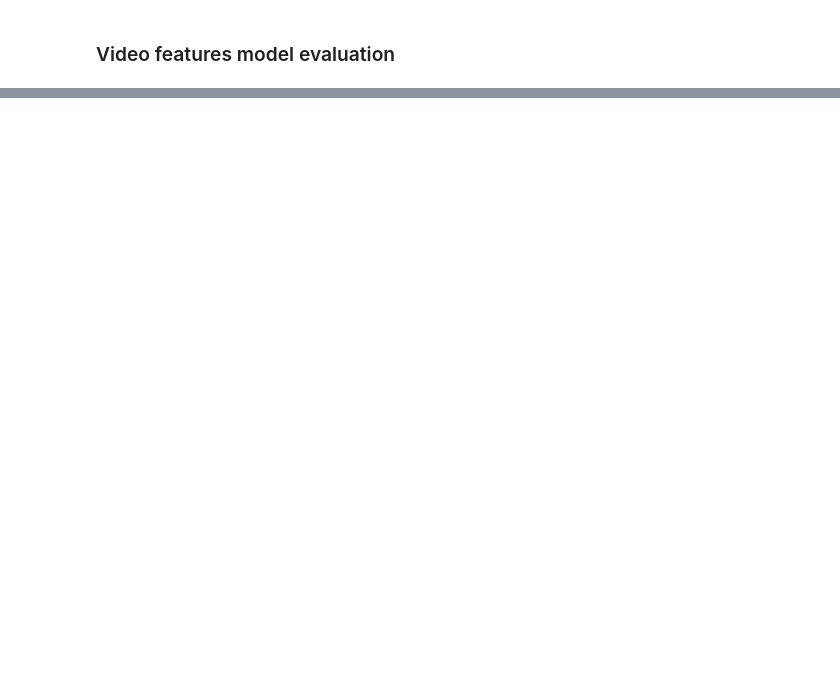
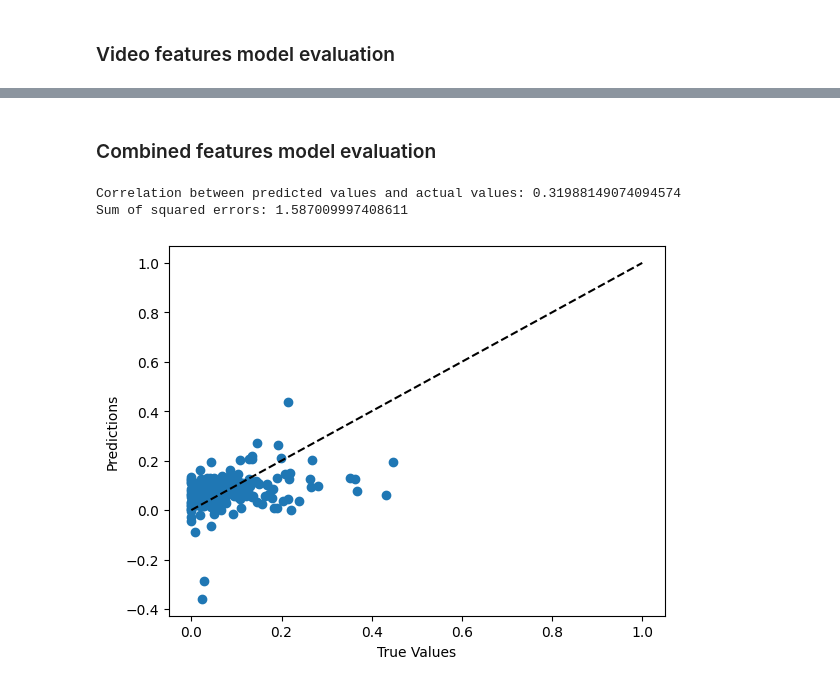
Before and after one commit to GraysonKornberg/Streamer-Interactivity-Analyzer, a Jupyter notebook: main.ipynb, the cells around one changed output, grey strips where cells are left out. Saved outputs shown, nothing was run; the diff lists cells and outputs as text; code cells hidden in the pictures; blank space fills up the shorter version.

```diff
--- a/main.ipynb
+++ b/main.ipynb
@@ -137,0 +234,2 @@ y_rf_video_pred = random_forest_video.predict(X_test_video)
+# %%
+y_pred = m.predict([split_to_arr(X_test['audio_features']),split_to_arr(X_test['video_features']),split_to_arr(X_test['transcript_features'])])
@@ -188,0 +297,20 @@ a
+# %% [markdown]
+### Combined features model evaluation
+# %%
+# Correlation between predicted and actual values
+y_test = y_test.reshape(197,)
+y_pred = y_pred.reshape(197,)
+print("Correlation between predicted values and actual values:", np.corrcoef(y_pred, y_test)[0][1])
+
+# Sum of squared errors
+print("Sum of squared errors:", np.sum((y_pred - y_test)**2))
+
+plt.plot(y_test, y_pred, 'o')
+plt.plot([0, 1], [0, 1], 'k--')
+plt.xlabel('True Values')
+plt.ylabel('Predictions')
+plt.show()
+# %% [output]
+Correlation between predicted values and actual values: 0.31988149074094574
+Sum of squared errors: 1.587009997408611
+[figure, added]
```
Also changed, not shown: parts of 27 cells of this notebook.
